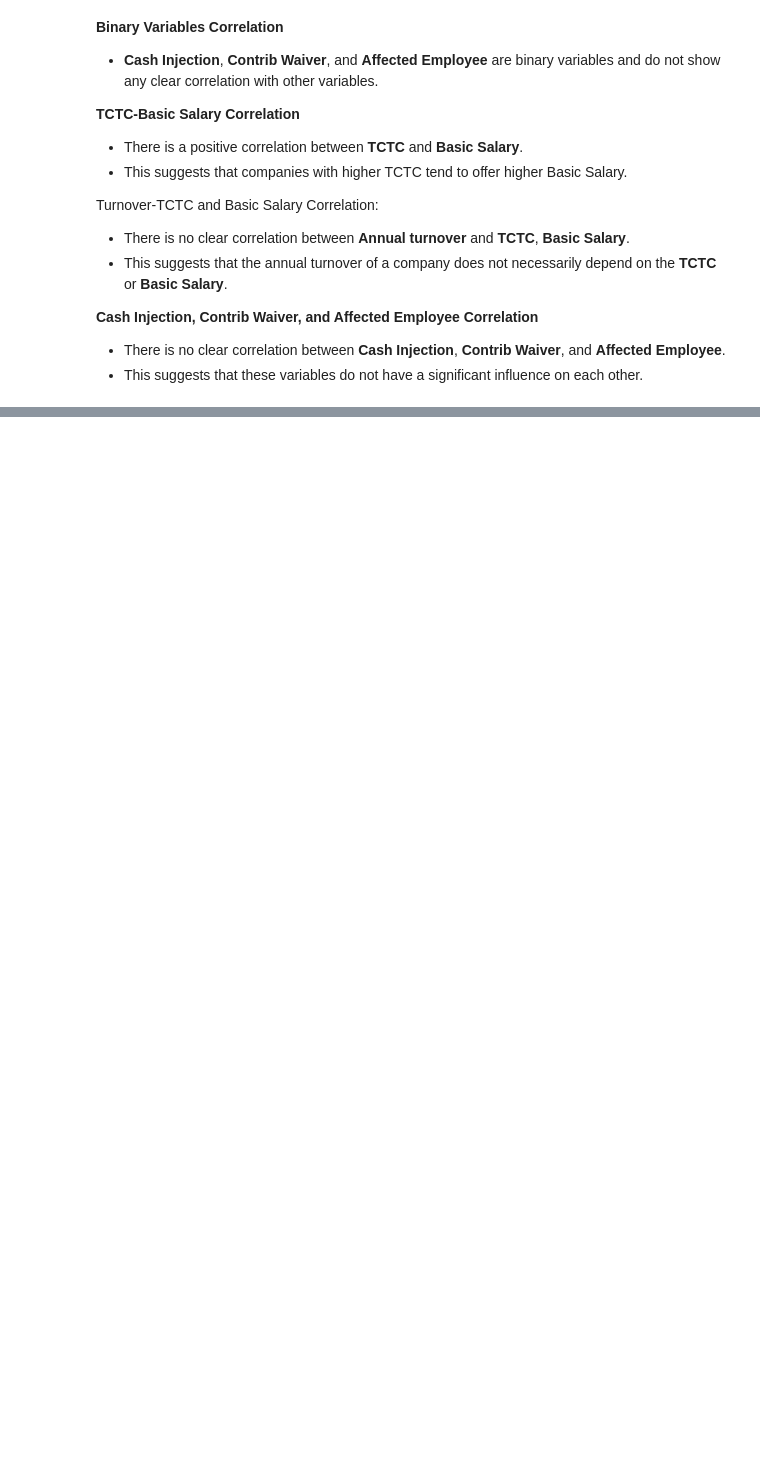
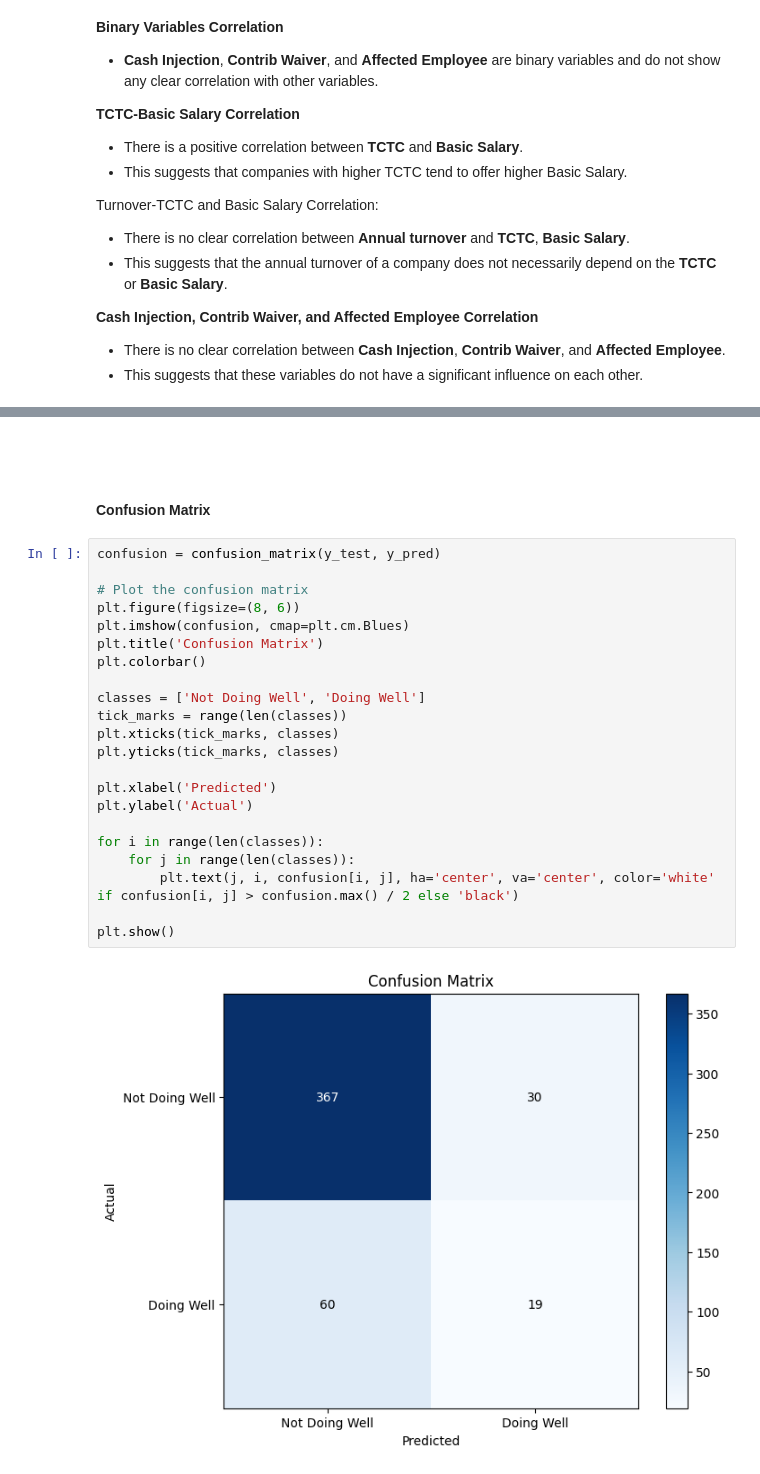
Before and after one commit to simeonleni/analitica, a Jupyter notebook: analytica.ipynb, the cells around one changed output, grey strips where cells are left out. Saved outputs shown, nothing was run; the diff lists cells and outputs as text; blank space fills up the shorter version.

```diff
--- a/analytica.ipynb
+++ b/analytica.ipynb
@@ -386,0 +396,29 @@ weighted avg       0.80      0.83      0.81       634
+# %% [markdown]
+<br>
+<br>
+
+#### Confusion Matrix
+# %%
+confusion = confusion_matrix(y_test, y_pred)
+
+# Plot the confusion matrix
+plt.figure(figsize=(8, 6))
+plt.imshow(confusion, cmap=plt.cm.Blues)
+plt.title('Confusion Matrix')
+plt.colorbar()
+
+classes = ['Not Doing Well', 'Doing Well']
+tick_marks = range(len(classes))
+plt.xticks(tick_marks, classes)
+plt.yticks(tick_marks, classes)
+
+plt.xlabel('Predicted')
+plt.ylabel('Actual')
+
+for i in range(len(classes)):
+    for j in range(len(classes)):
+        plt.text(j, i, confusion[i, j], ha='center', va='center', color='white' if confusion[i, j] > confusion.max() / 2 else 'black')
+
+plt.show()
+# %% [output]
+[figure, added]
```
Also changed, not shown: parts of 34 cells of this notebook.
